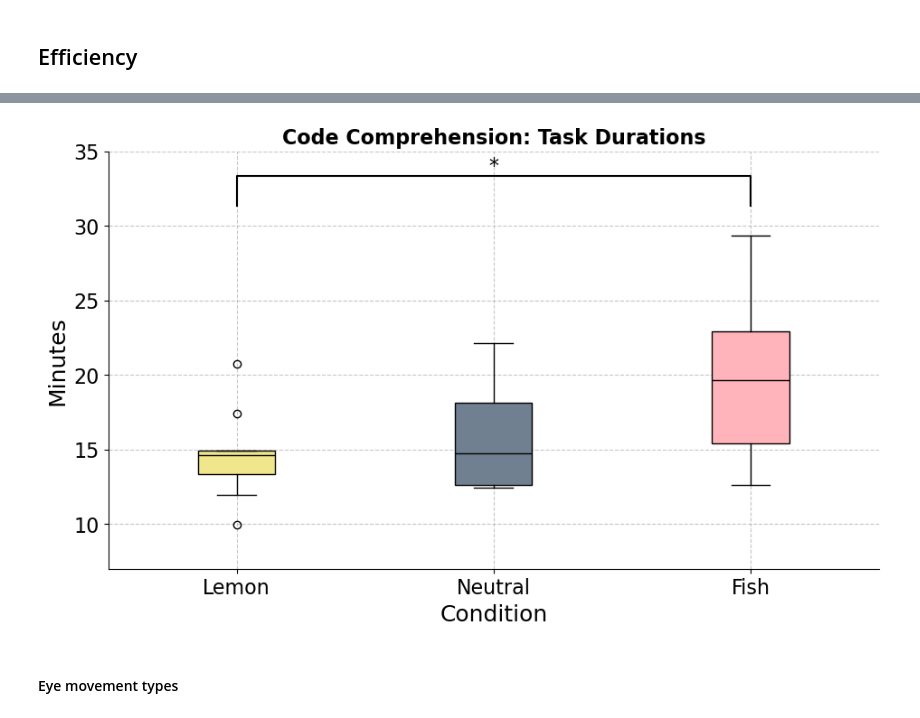
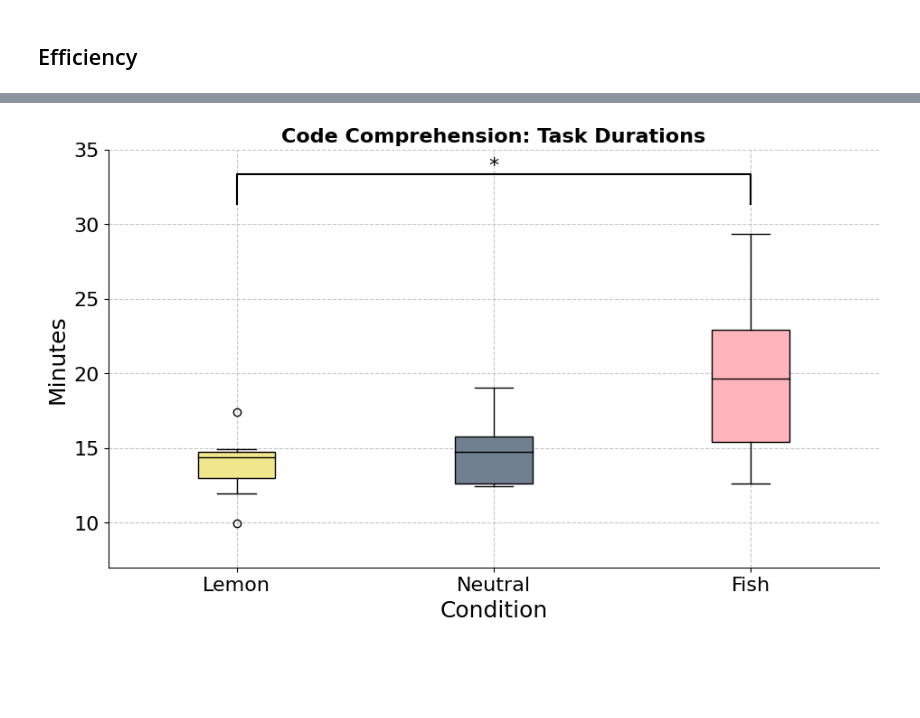
Before and after one commit to birkenstonks/smell_study_replication_package, a Jupyter notebook: rq1_productivity.ipynb, the cells around one changed output, grey strips where cells are left out. Drawn from its saved outputs; the diff is of its cells as text; code cells hidden in the pictures; blank space fills up the shorter version.

```diff
--- a/rq1_productivity.ipynb
+++ b/rq1_productivity.ipynb
@@ -93,7 +90,7 @@ relevant_columns = ['neutral_ccd',  'lemon_ccd',   'fish_ccd',
                     'neutral_writing','lemon_writing', 'fish_writing']
 # %%
 duration_df = pd.read_csv("taskDuration/all_task_durations.csv")
-output = calculate_stats(duration_df, relevant_columns, remove=False)
+output_durs = calculate_stats(duration_df, relevant_columns)
 # %% [output]
 Code Comp. Duration
 
@@ -247,12 +199,12 @@ import numpy as np
 import scipy.stats as stats
 import seaborn as sns
 
-# this data can be replicated by uncommenting line 78 of run_stats.py
-data = {
-    'fish': [757507.0, 814036.0, 849655.0, 1153407.0, 1168343.0, 1191827.0, 1299010.0, 1399334.0, 1418779.0, 1759220.0],
-    'lemon': [598492.0, 715813.0, 800043.0, 846699.0, 878815.0, 880632.0, 896841.0, 1044952.0, 1244886.0],
-    'neutral': [745420.0, 751224.0, 757341.0, 882233.0, 883241.0, 900420.0, 1087071.0, 1142911.0, 1328263.0]
- }
+data = output_durs['Code Comp. Duration']
+# data = {
+#     'fish': [757507.0, 814036.0, 849655.0, 1153407.0, 1168343.0, 1191827.0, 1299010.0, 1399334.0, 1418779.0, 1759220.0],
+#     'lemon': [598492.0, 715813.0, 800043.0, 846699.0, 878815.0, 880632.0, 896841.0, 1044952.0, 1244886.0],
+#     'neutral': [745420.0, 751224.0, 757341.0, 882233.0, 883241.0, 900420.0, 1087071.0, 1142911.0, 1328263.0]
+#  }
 
 for k,v in data.items(): # converting to minutes
     data[k] = [el/60000 for el in v]
@@ -276,50 +228,32 @@ box = plt.boxplot(
 for patch, color in zip(box['boxes'], colors):
     patch.set_facecolor(color)
 
 # Adding title and labels
 plt.title("Code Comprehension: Task Durations", fontsize=16, fontweight='bold')
 plt.xlabel("Condition", fontsize=18)
 plt.ylabel("Minutes", fontsize=18)
 plt.tick_params(axis='both', which='major', labelsize=16)
 
 # Add gridlines
 plt.grid(True, linestyle='--', alpha=0.7)
 
 # Calculate p-value for significance between Lemon and Fish (e.g., using a t-test)
 t_stat, p_val = stats.ttest_ind(data['lemon'], data['fish'])
 
-# # Adding the significance annotation
-# x1, x2 = 1, 3  # positions for Lemon and Fish
-# y, h, col = max(max(data['lemon']), max(data['fish'])) + 2, 2, 'black'
-# plt.plot([x1, x1, x2, x2], [y, y+h, y+h, y], lw=1.5, c=col)
-# plt.text((x1+x2)*.5, y+h, f"*", ha='center', va='bottom', fontsize=16, color=col)
 # Adding the significance annotation for Lemon vs Fish
 x1, x2 = 1, 3  # positions for Lemon and Fish
 y, h, col = max(max(data['lemon']), max(data['fish'])) + 2, 2, 'black'
 plt.plot([x1, x1, x2, x2], [y, y+h, y+h, y], lw=1.5, c=col)
 plt.text((x1+x2)*.5, y+h, f"*", ha='center', va='bottom', fontsize=16, color=col)
-
-# Calculate p-value for significance between Neutral and Fish
-# t_stat_fish_neutral, p_val_fish_neutral = stats.ttest_ind(data['neutral'], data['fish'])
-
-# Adding the significance annotation for Neutral vs Fish
-# x1, x2 = 2, 3  # positions for Neutral and Fish
-# y2 = max(max(data['neutral']), max(data['fish'])) + 2  # adjust y position for the second bracket
-# plt.plot([x1, x1, x2, x2], [y2, y2+h, y2+h, y2], lw=1.5, c=col)
-# plt.text((x1+x2)*.5, y2+h, f"*", ha='center', va='bottom', fontsize=16, color=col)
-
-
 
 # Remove top and right spines for a cleaner look
 sns.despine()
 
 ax = plt.gca()
 ax.set_ylim([7,35])
 
 # Show the plot
-plt.savefig("figures/task_durations.png", dpi=150)
+# plt.savefig("figures/task_durations.png", dpi=150)
 plt.show()
 # %% [output]
-[figure, old version]
+[figure, new version]
-# %% [markdown]
-#### Eye movement types
```
Also changed, not shown: parts of 14 cells of this notebook, 14 other files.
